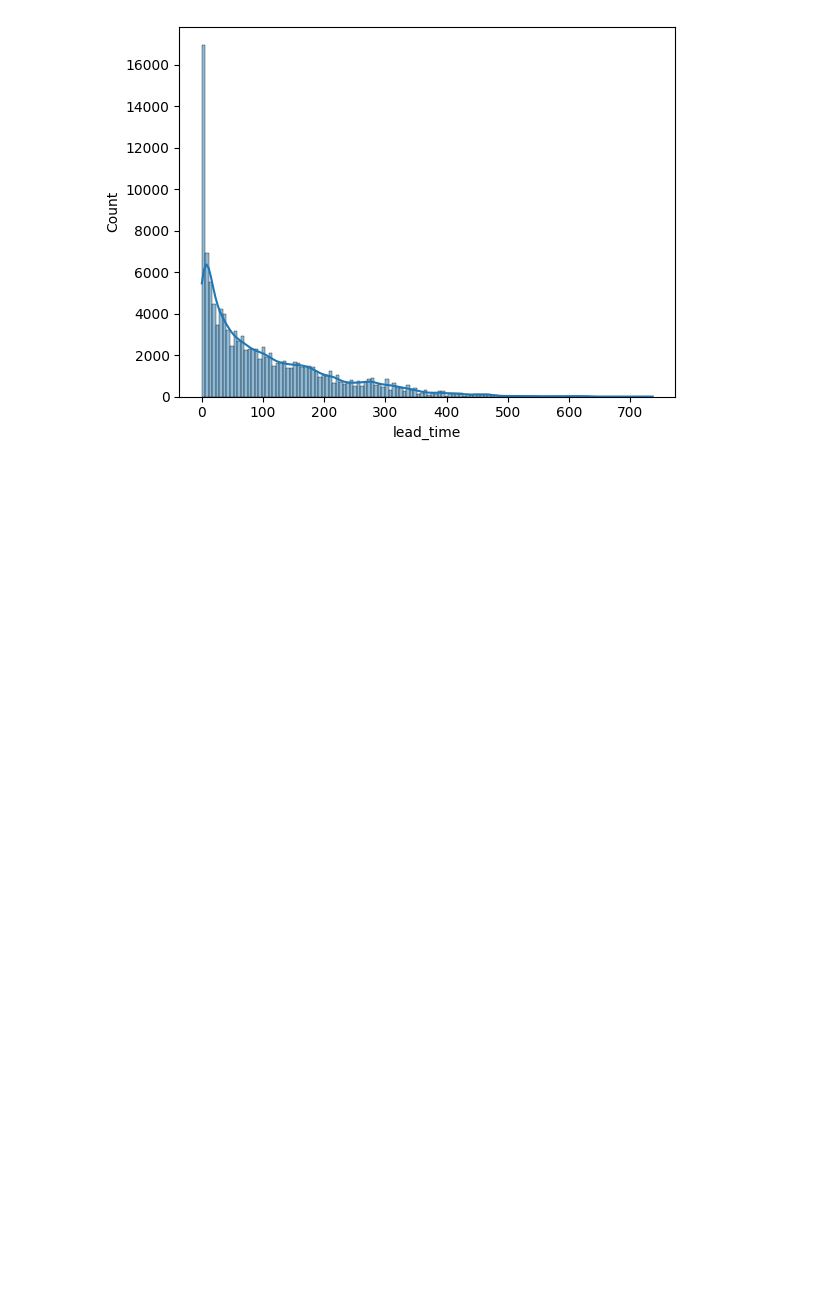
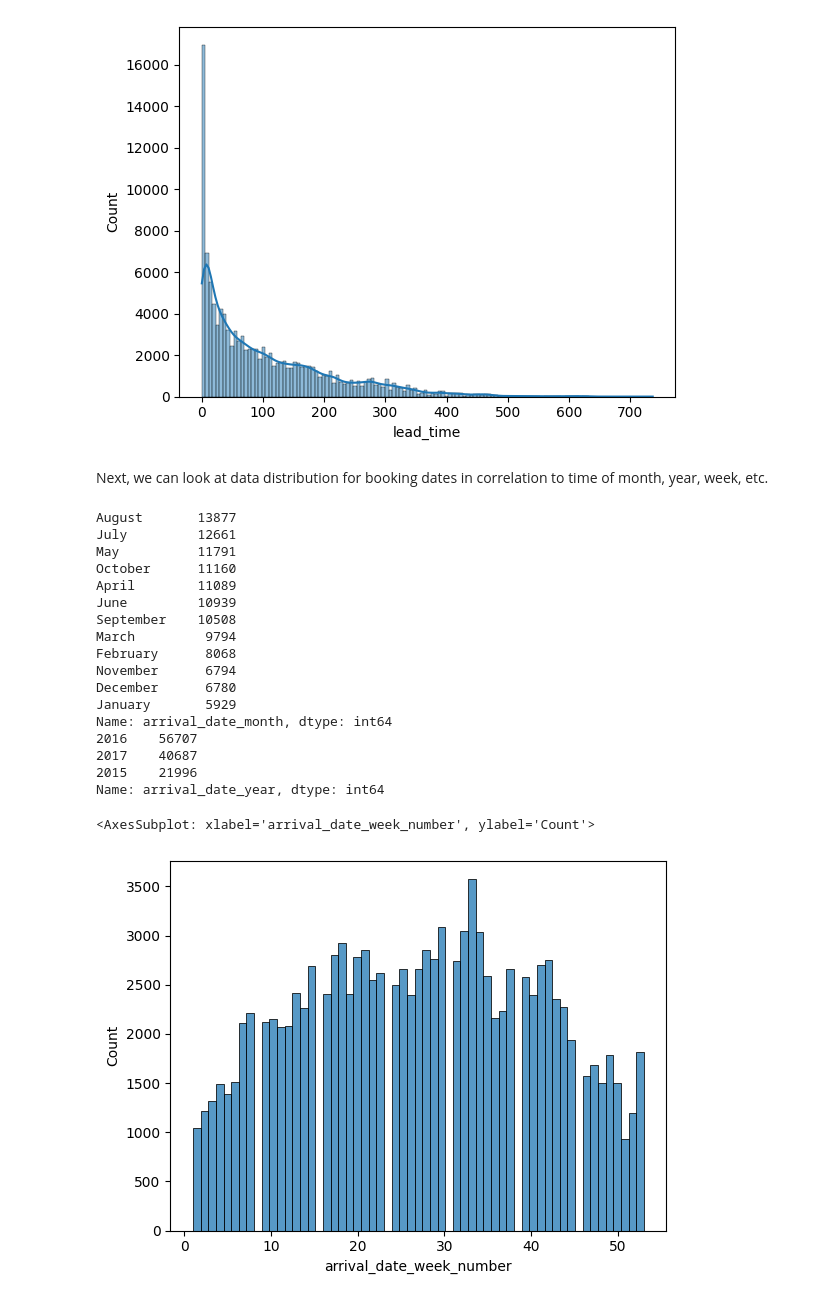
Before and after one commit to thadUra/ECS-171-Hotel-Cancellation, a Jupyter notebook: DataExplorationMilestone.ipynb, the cells around one changed output. Drawn from its saved outputs; the diff is of its cells as text; code cells hidden in the pictures; blank space fills up the shorter version.

```diff
--- a/DataExplorationMilestone.ipynb
+++ b/DataExplorationMilestone.ipynb
@@ -49,0 +30,10 @@ First, lets start with the lead time column's distribution.
+# %%
+df = pd.read_csv('./hotel_bookings.csv')
+display(df)
+print("Dataframe Shape:       ", df.shape)
+print("Total Observations:    ", df.shape[0] * df.shape[1])
+cols = list(df.columns)
+cols_dtype = {}
+for i in range(0, len(cols)):
+    cols_dtype[cols[i]] = df[cols[i]].dtype
+print("Dataframe Column Desc: ", cols_dtype)
@@ -57,3 +182,29 @@ Max Value:            737
 Min Value:            0
 Most Frequent Value:  0
 [figure]
+# %% [markdown]
+Next, we can look at data distribution for booking dates in correlation to time of month, year, week, etc.
+# %%
+print(df['arrival_date_month'].value_counts())
+print(df['arrival_date_year'].value_counts())
+sns.histplot(data=df, x='arrival_date_week_number')
+# %% [output]
+August       13877
+July         12661
+May          11791
+October      11160
+April        11089
+June         10939
+September    10508
+March         9794
+February      8068
+November      6794
+December      6780
+January       5929
+Name: arrival_date_month, dtype: int64
+2016    56707
+2017    40687
+2015    21996
+Name: arrival_date_year, dtype: int64
+<AxesSubplot: xlabel='arrival_date_week_number', ylabel='Count'>
+[figure, added]
```
Also changed, not shown: parts of 46 cells of this notebook, 3 other files.
